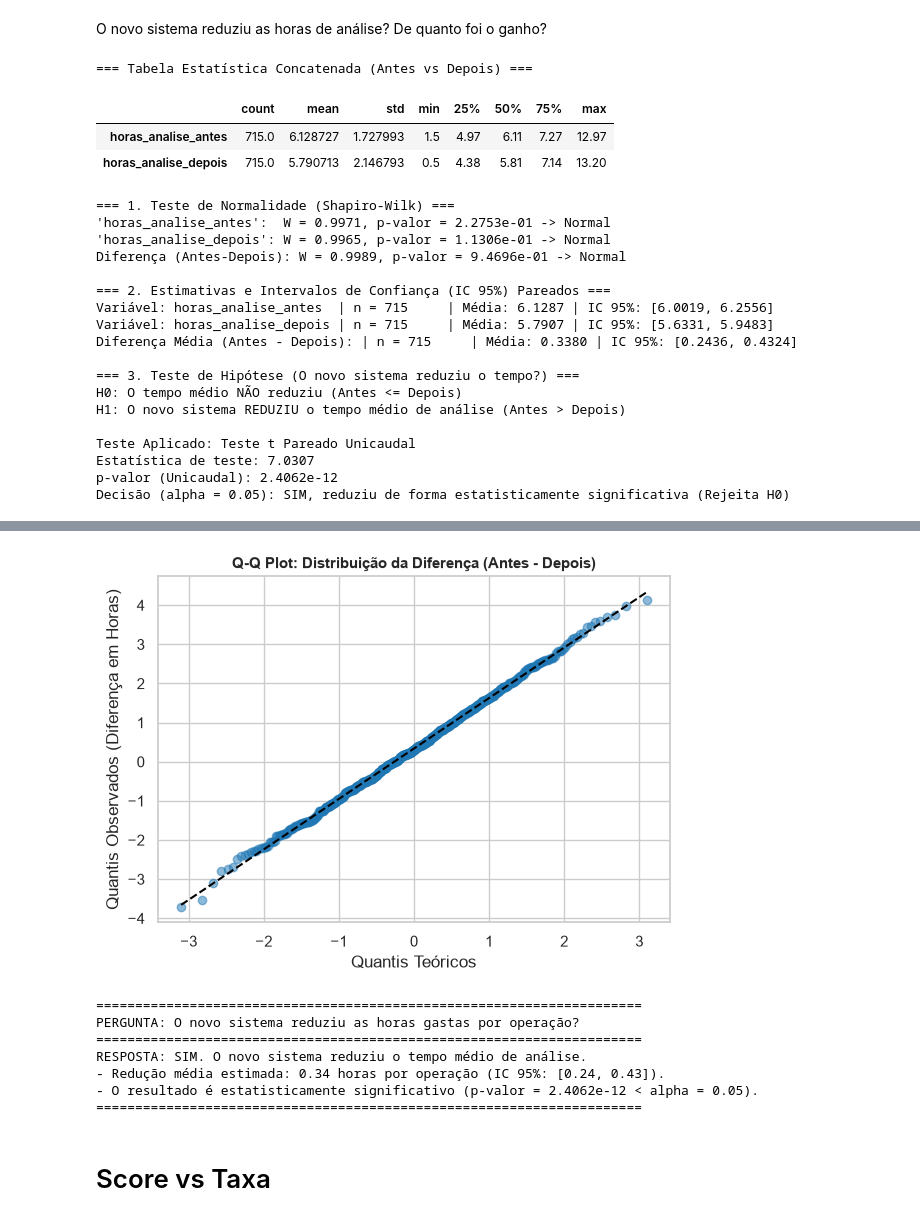
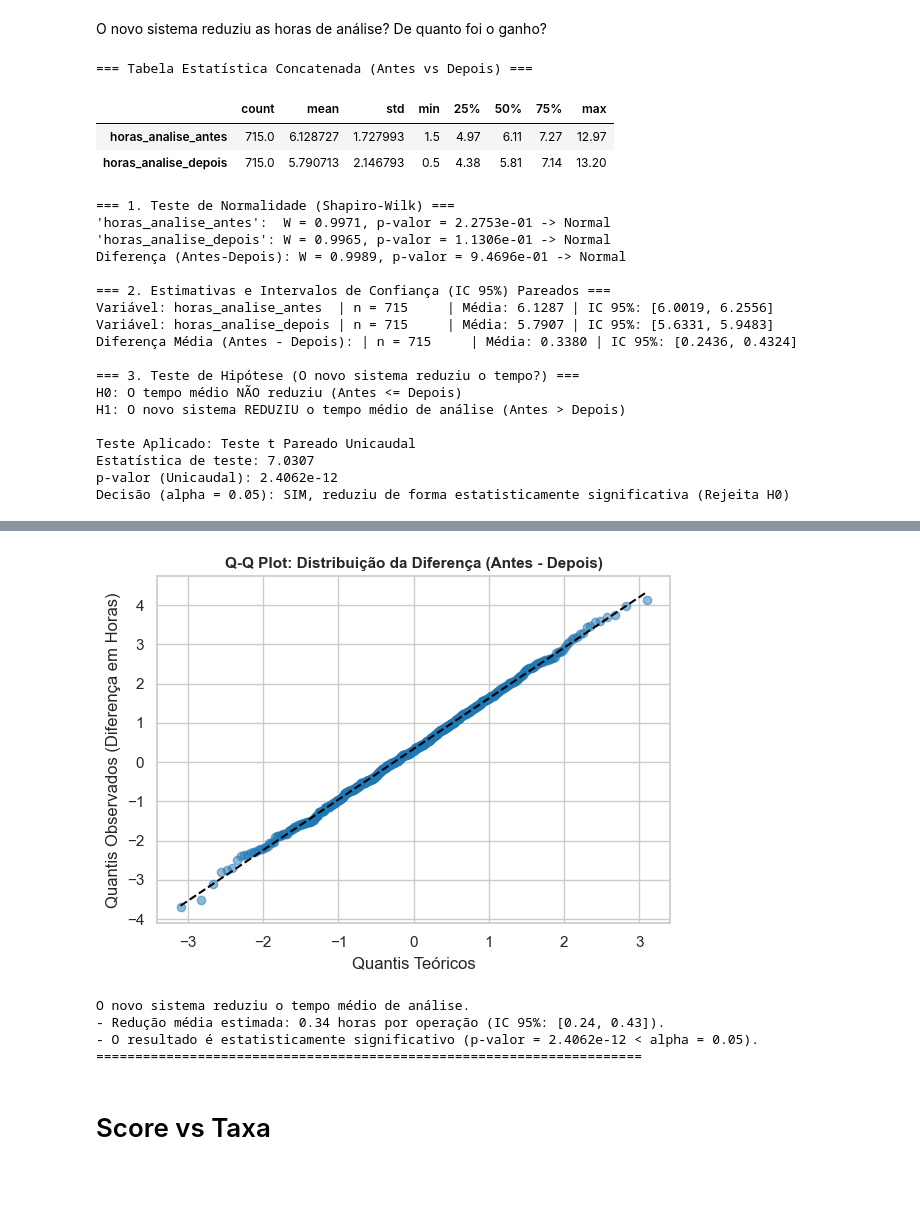
Before and after one commit to rpf991/Analise_Contas_Bancarias, a Jupyter notebook: teste.ipynb, the cells around one changed output, grey strips where cells are left out. Cells and saved outputs as stored; diff of their text form; code cells hidden in the pictures; blank space fills up the shorter version.

```diff
--- a/teste.ipynb
+++ b/teste.ipynb
@@ -289,8 +299,8 @@ print("\n=== 1. Teste de Normalidade (Shapiro-Wilk) ===")
 sample_web = taxa_web.sample(n=5000, random_state=42) if len(taxa_web) > 5000 else taxa_web
 sample_gerente = taxa_gerente.sample(n=5000, random_state=42) if len(taxa_gerente) > 5000 else taxa_gerente
 
-sw_web = stats.shapiro(sample_web)
-sw_gerente = stats.shapiro(sample_gerente)
+sw_web = shapiro(sample_web)
+sw_gerente = shapiro(sample_gerente)
 
 normal_web = sw_web.pvalue > alpha
 normal_gerente = sw_gerente.pvalue > alpha
@@ -301,7 +311,7 @@ print(f"Gerente:        W = {sw_gerente.statistic:.4f}, p-valor = {sw_gerente.pv
 # 3.5. Teste de Homocedasticidade (Teste de Levene)
 print("\n=== 2. Teste de Homocedasticidade de Variâncias (Levene) ===")
 # center='median' é o padrão recomendado (mais robusto a desvios da normalidade)
-stat_levene, p_levene = stats.levene(taxa_web, taxa_gerente, center='median')
+stat_levene, p_levene = levene(taxa_web, taxa_gerente, center='median')
 equal_var = p_levene > alpha
 
 print(f"Estatística de Levene = {stat_levene:.4f}, p-valor = {p_levene:.4e}")
@@ -312,8 +322,8 @@ print("\n=== 3. Estimativas e Intervalos de Confiança (IC 95%) por Canal ===")
 for canal, dados in [('Plataforma Web', taxa_web), ('Gerente', taxa_gerente)]:
     n = len(dados)
     media = dados.mean()
-    se = stats.sem(dados)
-    ic_inf, ic_sup = stats.t.interval(0.95, df=n-1, loc=media, scale=se) if n > 1 else (np.nan, np.nan)
+    se = sem(dados)
+    ic_inf, ic_sup = t.interval(0.95, df=n-1, loc=media, scale=se) if n > 1 else (np.nan, np.nan)
     print(f"Canal: {canal:<15} | n = {n:<7} | Média: {media:.4f} | IC 95%: [{ic_inf:.4f}, {ic_sup:.4f}]")
 
 # 5. Teste de Hipótese H1 e Intervalo da Diferença entre os Grupos
@@ -323,7 +333,7 @@ print("H1: A taxa média É DIFERENTE entre Gerente e Plataforma Web\n")
 
 if normal_web and normal_gerente:
     # Utiliza o booleano 'equal_var' definido anteriormente pelo Teste de Levene
-    stat_t, p_val = stats.ttest_ind(taxa_web, taxa_gerente, equal_var=equal_var)
+    stat_t, p_val = ttest_ind(taxa_web, taxa_gerente, equal_var=equal_var)
     nome_teste = f"Teste t de Student ({'Welch / ' if not equal_var else ''}equal_var={equal_var})"
 
     # Cálculo do IC 95% para a diferença entre as médias
@@ -339,12 +349,12 @@ if normal_web and normal_gerente:
         se_diff = np.sqrt(s1/n1 + s2/n2)
         df_diff = (s1/n1 + s2/n2)**2 / ((s1/n1)**2/(n1-1) + (s2/n2)**2/(n2-1))
 
-    t_crit = stats.t.ppf(0.975, df=df_diff)
+    t_crit = t.ppf(0.975, df=df_diff)
     ci_diff = (mean_diff - t_crit * se_diff, mean_diff + t_crit * se_diff)
 
     print(f"Estimativa da Diferença (Gerente - Web): {mean_diff:.4f} | IC 95% da Diferença: [{ci_diff[0]:.4f}, {ci_diff[1]:.4f}]")
 else:
-    stat_t, p_val = stats.mannwhitneyu(taxa_web, taxa_gerente, alternative='two-sided')
+    stat_t, p_val = mannwhitneyu(taxa_web, taxa_gerente, alternative='two-sided')
     nome_teste = "Teste de Mann-Whitney U (Não-paramétrico)"
     print("Nota: Teste não-paramétrico utilizado (focado em postos; IC para diferença direta de medianas omite-se nesta via padrão).")
 
@@ -377,7 +387,7 @@ cores = {'Plataforma Web': '#1f77b4', 'Gerente': '#ff7f0e'}
 
 for i, canal in enumerate(['Plataforma Web', 'Gerente']):
     dados_canal = df_concat[df_concat['canal'] == canal]['taxa_pct'].dropna()
-    stats.probplot(dados_canal, dist="norm", plot=axes[i])
+    probplot(dados_canal, dist="norm", plot=axes[i])
 
     axes[i].get_lines()[0].set_color(cores[canal])
     axes[i].get_lines()[0].set_alpha(0.5)
@@ -452,14 +634,14 @@ diferenca = antes - depois  # Valor positivo indica que 'Antes' era maior que 'D
 # 2. Teste de Normalidade (Shapiro-Wilk)
 print("\n=== 1. Teste de Normalidade (Shapiro-Wilk) ===")
 sample_dif = diferenca.sample(n=5000, random_state=42) if len(diferenca) > 5000 else diferenca
-sw_dif = stats.shapiro(sample_dif)
+sw_dif = shapiro(sample_dif)
 normal_dif = sw_dif.pvalue > alpha
 
 sample_antes = antes.sample(n=5000, random_state=42) if len(antes) > 5000 else antes
 sample_depois = depois.sample(n=5000, random_state=42) if len(depois) > 5000 else depois
 
-sw_antes = stats.shapiro(sample_antes)
-sw_depois = stats.shapiro(sample_depois)
+sw_antes = shapiro(sample_antes)
+sw_depois = shapiro(sample_depois)
 
 print(f"'horas_analise_antes':  W = {sw_antes.statistic:.4f}, p-valor = {sw_antes.pvalue:.4e} -> {'Normal' if sw_antes.pvalue > alpha else 'Não Normal'}")
 print(f"'horas_analise_depois': W = {sw_depois.statistic:.4f}, p-valor = {sw_depois.pvalue:.4e} -> {'Normal' if sw_depois.pvalue > alpha else 'Não Normal'}")
@@ -470,15 +652,15 @@ print("\n=== 2. Estimativas e Intervalos de Confiança (IC 95%) Pareados ===")
 for nome, dados in [('horas_analise_antes', antes), ('horas_analise_depois', depois)]:
     n = len(dados)
     media = dados.mean()
-    se = stats.sem(dados)
-    ic_inf, ic_sup = stats.t.interval(0.95, df=n-1, loc=media, scale=se)
+    se = sem(dados)
+    ic_inf, ic_sup = t.interval(0.95, df=n-1, loc=media, scale=se)
     print(f"Variável: {nome:<20} | n = {n:<7} | Média: {media:.4f} | IC 95%: [{ic_inf:.4f}, {ic_sup:.4f}]")
 
 # Estimativa e IC 95% da DIFERENÇA
 n_dif = len(diferenca)
 mean_dif = diferenca.mean()
-se_dif = stats.sem(diferenca)
-ic_dif_inf, ic_dif_sup = stats.t.interval(0.95, df=n_dif-1, loc=mean_dif, scale=se_dif)
+se_dif = sem(diferenca)
+ic_dif_inf, ic_dif_sup = t.interval(0.95, df=n_dif-1, loc=mean_dif, scale=se_dif)
 print(f"Diferença Média (Antes - Depois): | n = {n_dif:<7} | Média: {mean_dif:.4f} | IC 95%: [{ic_dif_inf:.4f}, {ic_dif_sup:.4f}]")
 
 # 4. Teste de Hipótese para Redução (Unicaudal: H1: Antes > Depois => Diferença > 0)
@@ -488,11 +670,11 @@ print("H1: O novo sistema REDUZIU o tempo médio de análise (Antes > Depois)\n"
 
 if normal_dif:
     # Teste t Pareado Unicaudal (alternative='greater' pois testamos antes - depois > 0)
-    stat_t, p_val_unic = stats.ttest_rel(antes, depois, alternative='greater')
+    stat_t, p_val_unic = ttest_rel(antes, depois, alternative='greater')
     nome_teste = "Teste t Pareado Unicaudal"
 else:
     # Teste de Wilcoxon Unicaudal
-    stat_t, p_val_unic = stats.wilcoxon(antes, depois, alternative='greater')
+    stat_t, p_val_unic = wilcoxon(antes, depois, alternative='greater')
     nome_teste = "Teste de Wilcoxon Unicaudal (Não-paramétrico)"
 
 conclusao_reducao = "SIM, reduziu de forma estatisticamente significativa (Rejeita H0)" if (p_val_unic <= alpha and mean_dif > 0) else "NÃO há evidências estatísticas suficientes de redução (Não rejeita H0)"
@@ -522,7 +704,7 @@ plt.show()
 
 # 6. Gráfico 2: Q-Q Plot Teórico da DIFERENÇA
 fig, ax = plt.subplots(figsize=(6, 4.5))
-stats.probplot(sample_dif, dist="norm", plot=ax)
+probplot(sample_dif, dist="norm", plot=ax)
 ax.get_lines()[0].set_color('#1f77b4')
 ax.get_lines()[0].set_alpha(0.5)
 ax.get_lines()[1].set_color('black')
@@ -541,38 +723,35 @@ if p_val_unic <= alpha and mean_dif > 0:
     print(f"- O resultado é estatisticamente significativo (p-valor = {p_val_unic:.4e} < alpha = {alpha}).")
 elif mean_dif > 0:
     print(f"NÃO É POSSÍVEL AFIRMAR. Houve uma queda nominal de {mean_dif:.2f} horas, porém a diferença NÃO é estatisticamente significativa (p-valor = {p_val_unic:.4e} > alpha = {alpha}).")
 else:
     print(f"O tempo médio após o novo sistema aumentou em {abs(mean_dif):.2f} horas por operação.")
 print("="*70)
 # %% [output]
 === Tabela Estatística Concatenada (Antes vs Depois) ===
 |  | count | mean | std | min | 25% | 50% | 75% | max |
 | horas_analise_antes | 715.0 | 6.128727 | 1.727993 | 1.5 | 4.97 | 6.11 | 7.27 | 12.97 |
 | horas_analise_depois | 715.0 | 5.790713 | 2.146793 | 0.5 | 4.38 | 5.81 | 7.14 | 13.20 |
 === 1. Teste de Normalidade (Shapiro-Wilk) ===
 'horas_analise_antes':  W = 0.9971, p-valor = 2.2753e-01 -> Normal
 'horas_analise_depois': W = 0.9965, p-valor = 1.1306e-01 -> Normal
 Diferença (Antes-Depois): W = 0.9989, p-valor = 9.4696e-01 -> Normal
 
 === 2. Estimativas e Intervalos de Confiança (IC 95%) Pareados ===
 Variável: horas_analise_antes  | n = 715     | Média: 6.1287 | IC 95%: [6.0019, 6.2556]
 Variável: horas_analise_depois | n = 715     | Média: 5.7907 | IC 95%: [5.6331, 5.9483]
 Diferença Média (Antes - Depois): | n = 715     | Média: 0.3380 | IC 95%: [0.2436, 0.4324]
 
 === 3. Teste de Hipótese (O novo sistema reduziu o tempo?) ===
 H0: O tempo médio NÃO reduziu (Antes <= Depois)
 H1: O novo sistema REDUZIU o tempo médio de análise (Antes > Depois)
 
 Teste Aplicado: Teste t Pareado Unicaudal
 Estatística de teste: 7.0307
 p-valor (Unicaudal): 2.4062e-12
 Decisão (alpha = 0.05): SIM, reduziu de forma estatisticamente significativa (Rejeita H0)
 [figure]
-[figure, old version]
+[figure, new version]
-======================================================================
-PERGUNTA: O novo sistema reduziu as horas gastas por operação?
-======================================================================
-RESPOSTA: SIM. O novo sistema reduziu o tempo médio de análise.
+O novo sistema reduziu o tempo médio de análise.
 - Redução média estimada: 0.34 horas por operação (IC 95%: [0.24, 0.43]).
 - O resultado é estatisticamente significativo (p-valor = 2.4062e-12 < alpha = 0.05).
 ======================================================================
```
Also changed, not shown: parts of 30 cells of this notebook.
